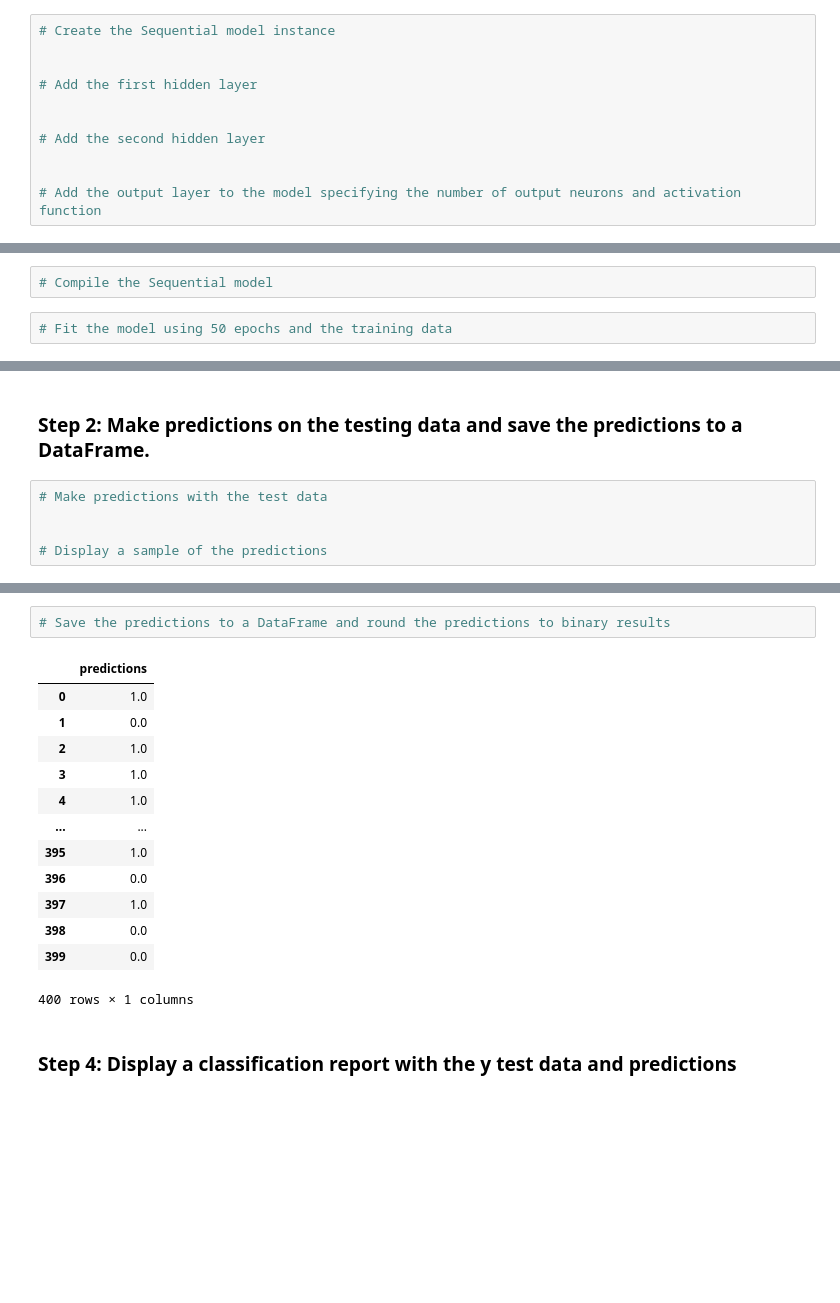
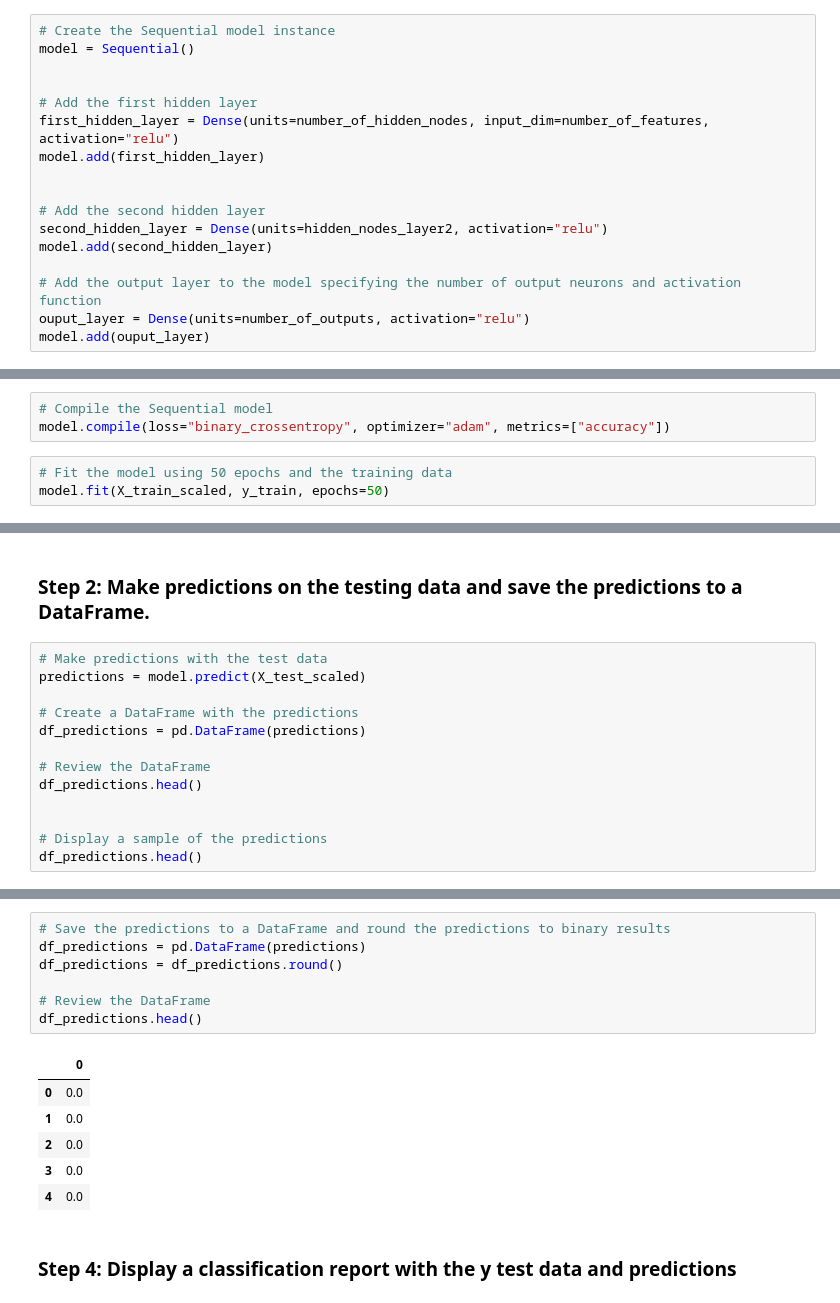
Before and after one commit to Pnwankwo2/neural-network-challenge-1, a Jupyter notebook: Copy_of_student_loans_with_deep_learning.ipynb, the cells around one changed output, grey strips where cells are left out. Drawn from its saved outputs; the diff is of its cells as text; blank space fills up the shorter version.

```diff
--- a/Copy_of_student_loans_with_deep_learning.ipynb
+++ b/Copy_of_student_loans_with_deep_learning.ipynb
@@ -147,13 +186,19 @@ print(number_of_features)
 # %%
 # Create the Sequential model instance
+model = Sequential()
 
 
 # Add the first hidden layer
+first_hidden_layer = Dense(units=number_of_hidden_nodes, input_dim=number_of_features, activation="relu")
+model.add(first_hidden_layer)
 
 
 # Add the second hidden layer
-
+second_hidden_layer = Dense(units=hidden_nodes_layer2, activation="relu")
+model.add(second_hidden_layer)
 
 # Add the output layer to the model specifying the number of output neurons and activation function
+ouput_layer = Dense(units=number_of_outputs, activation="relu")
+model.add(ouput_layer)
 # %%
 # Display the Sequential model summary
@@ -177,7 +209,9 @@ _________________________________________________________________
 ### Step 2: Compile and fit the model using the `binary_crossentropy` loss function, the `adam` optimizer, and the `accuracy` evaluation metric.
 # %%
 # Compile the Sequential model
+model.compile(loss="binary_crossentropy", optimizer="adam", metrics=["accuracy"])
 # %%
 # Fit the model using 50 epochs and the training data
+model.fit(X_train_scaled, y_train, epochs=50)
 # %% [output]
 Epoch 1/50
@@ -228,7 +274,15 @@ Loss: 0.5049149394035339, Accuracy: 0.7350000143051147
 ### Step 2: Make predictions on the testing data and save the predictions to a DataFrame.
 # %%
 # Make predictions with the test data
+predictions = model.predict(X_test_scaled)
+
+# Create a DataFrame with the predictions
+df_predictions = pd.DataFrame(predictions)
+
+# Review the DataFrame
+df_predictions.head()
 
 
 # Display a sample of the predictions
+df_predictions.head()
 # %% [output]
@@ -241,19 +338,17 @@ array([[0.63573396],
 # %%
 # Save the predictions to a DataFrame and round the predictions to binary results
+df_predictions = pd.DataFrame(predictions)
+df_predictions = df_predictions.round()
+
+# Review the DataFrame
+df_predictions.head()
 # %% [output]
-|  | predictions |
-| 0 | 1.0 |
+|  | 0 |
+| 0 | 0.0 |
 | 1 | 0.0 |
-| 2 | 1.0 |
-| 3 | 1.0 |
-| 4 | 1.0 |
-| ... | ... |
-| 395 | 1.0 |
-| 396 | 0.0 |
-| 397 | 1.0 |
-| 398 | 0.0 |
-| 399 | 0.0 |
+| 2 | 0.0 |
+| 3 | 0.0 |
+| 4 | 0.0 |
-400 rows × 1 columns
 # %% [markdown]
 ### Step 4: Display a classification report with the y test data and predictions
 # %%
```
Also changed, not shown: parts of 10 cells of this notebook.
